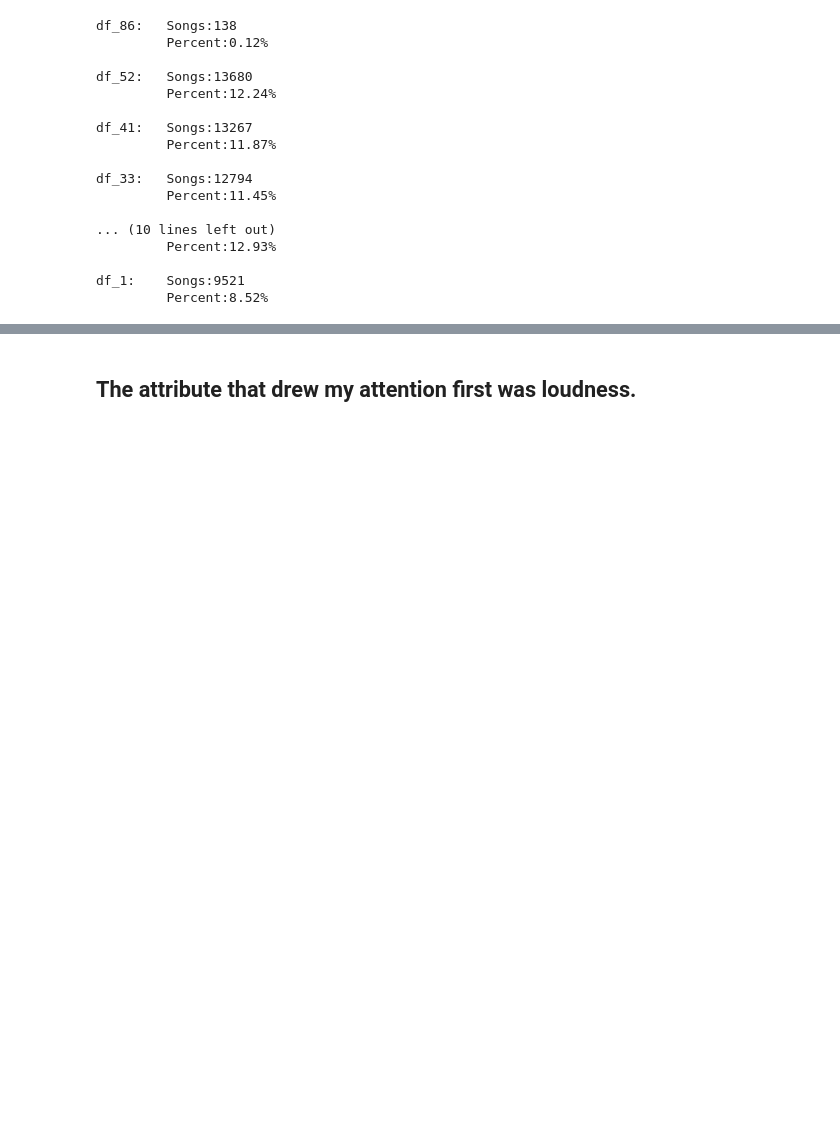
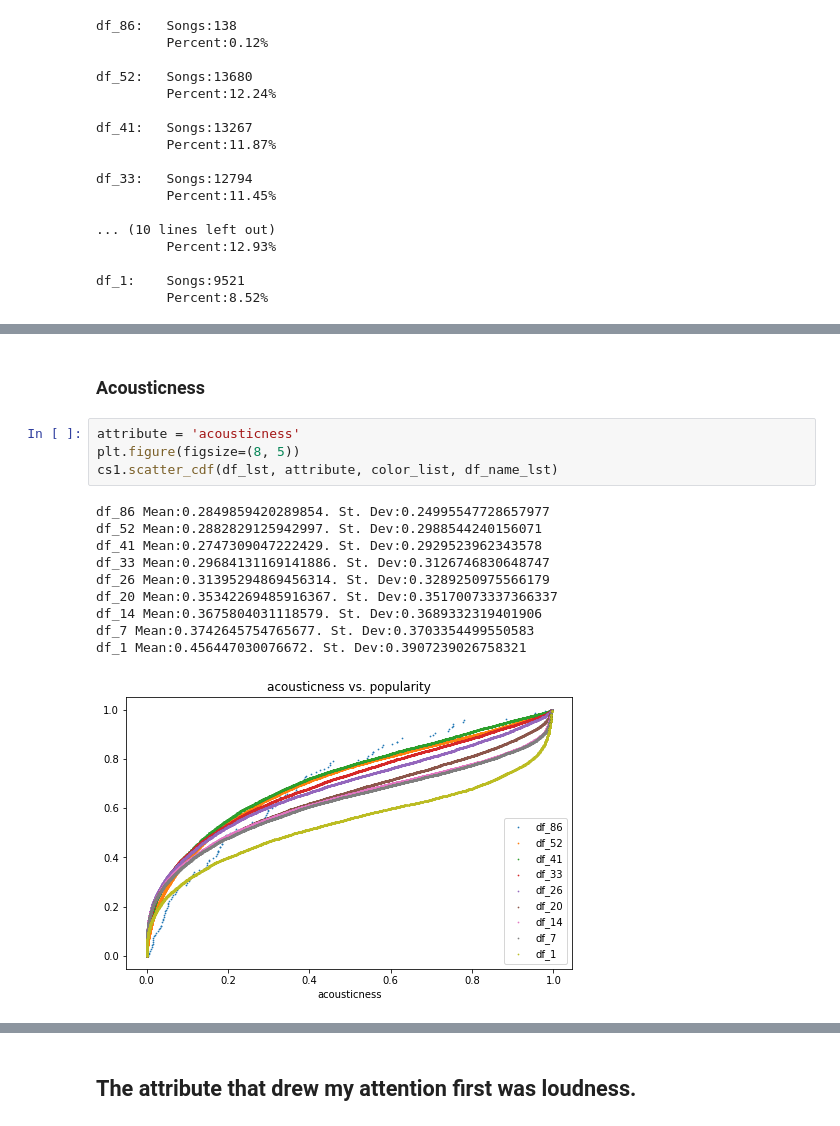
Before and after one commit to brentthayer1/capstone1, a Jupyter notebook: capstone1_eda.ipynb, the cells around one changed output, grey strips where cells are left out. Drawn from its saved outputs; the diff is of its cells as text; blank space fills up the shorter version.

```diff
--- a/capstone1_eda.ipynb
+++ b/capstone1_eda.ipynb
@@ -252,0 +272,17 @@ df_1:    Songs:9521
+# %% [markdown]
+### Acousticness
+# %%
+attribute = 'acousticness'
+plt.figure(figsize=(8, 5))
+cs1.scatter_cdf(df_lst, attribute, color_list, df_name_lst)
+# %% [output]
+df_86 Mean:0.2849859420289854. St. Dev:0.24995547728657977
+df_52 Mean:0.2882829125942997. St. Dev:0.2988544240156071
+df_41 Mean:0.2747309047222429. St. Dev:0.2929523962343578
+df_33 Mean:0.29684131169141886. St. Dev:0.3126746830648747
+df_26 Mean:0.31395294869456314. St. Dev:0.3289250975566179
+df_20 Mean:0.35342269485916367. St. Dev:0.35170073337366337
+df_14 Mean:0.3675804031118579. St. Dev:0.3689332319401906
+df_7 Mean:0.3742645754765677. St. Dev:0.3703354499550583
+df_1 Mean:0.456447030076672. St. Dev:0.3907239026758321
+[figure, added]
```
Also changed, not shown: parts of 38 cells of this notebook, 1 other file.
